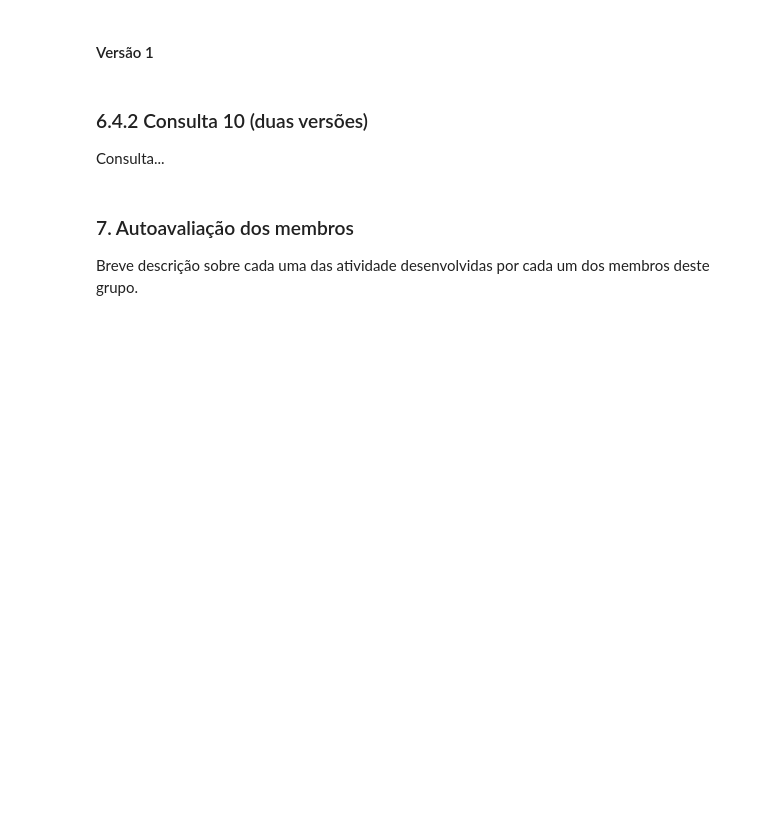
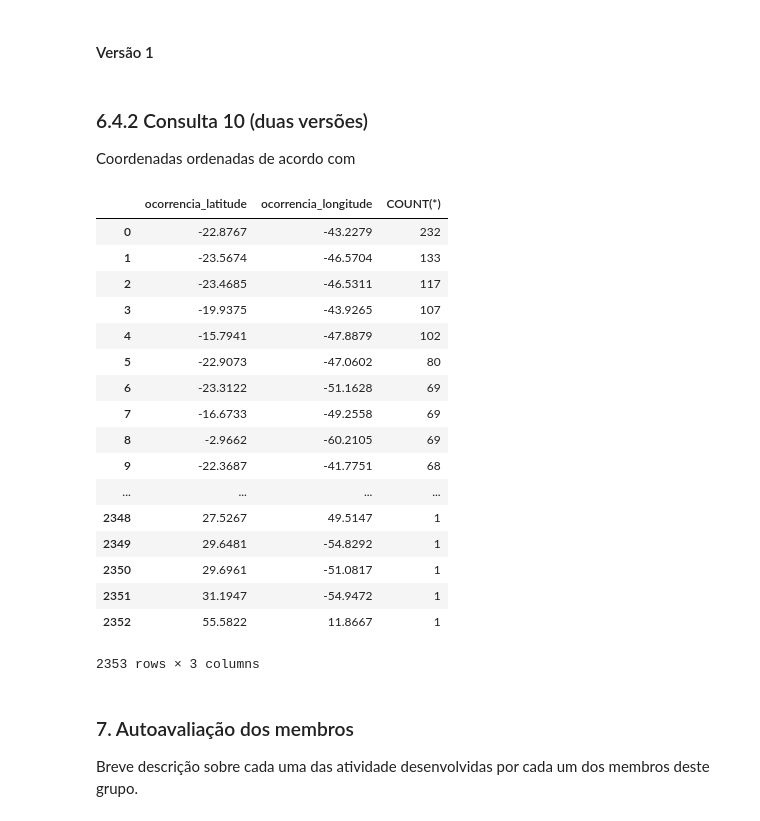
Before and after one commit to otavio-silva/IBD-TP2, a Jupyter notebook: code/TrabalhoPratico02.ipynb, the cells around one changed output. Drawn from its saved outputs; the diff is of its cells as text; code cells hidden in the pictures; blank space fills up the shorter version.

Commit message:
Consulta 10 incio

```diff
--- a/code/TrabalhoPratico02.ipynb
+++ b/code/TrabalhoPratico02.ipynb
@@ -801,4 +801,4 @@ Número de ocorrências, percurso e fatores contribuintes para o caso onde houve
 # Versao 2
 # %% [markdown]
 ### 6.4.2 Consulta 10 (duas versões)
-Consulta...
+Coordenadas ordenadas de acordo com
@@ -807,3 +805,33 @@ Consulta...
+# %%
+query = """
+    SELECT ocorrencia_latitude,
+           ocorrencia_longitude,
+           COUNT(*)
+    FROM Ocorrencias
+    GROUP BY ocorrencia_latitude, ocorrencia_longitude
+    ORDER BY 3 desc
+"""
+
+pd.read_sql(query, conn)
+# %% [output]
+|  | ocorrencia_latitude | ocorrencia_longitude | COUNT(*) |
+| 0 | -22.8767 | -43.2279 | 232 |
+| 1 | -23.5674 | -46.5704 | 133 |
+| 2 | -23.4685 | -46.5311 | 117 |
+| 3 | -19.9375 | -43.9265 | 107 |
+| 4 | -15.7941 | -47.8879 | 102 |
+| 5 | -22.9073 | -47.0602 | 80 |
+| 6 | -23.3122 | -51.1628 | 69 |
+| 7 | -16.6733 | -49.2558 | 69 |
+| 8 | -2.9662 | -60.2105 | 69 |
+| 9 | -22.3687 | -41.7751 | 68 |
+| ... | ... | ... | ... |
+| 2348 | 27.5267 | 49.5147 | 1 |
+| 2349 | 29.6481 | -54.8292 | 1 |
+| 2350 | 29.6961 | -51.0817 | 1 |
+| 2351 | 31.1947 | -54.9472 | 1 |
+| 2352 | 55.5822 | 11.8667 | 1 |
+2353 rows × 3 columns
 # %%
 # Versao 2
 # %% [markdown]
```
Also changed, not shown: parts of 1 cell of this notebook.
